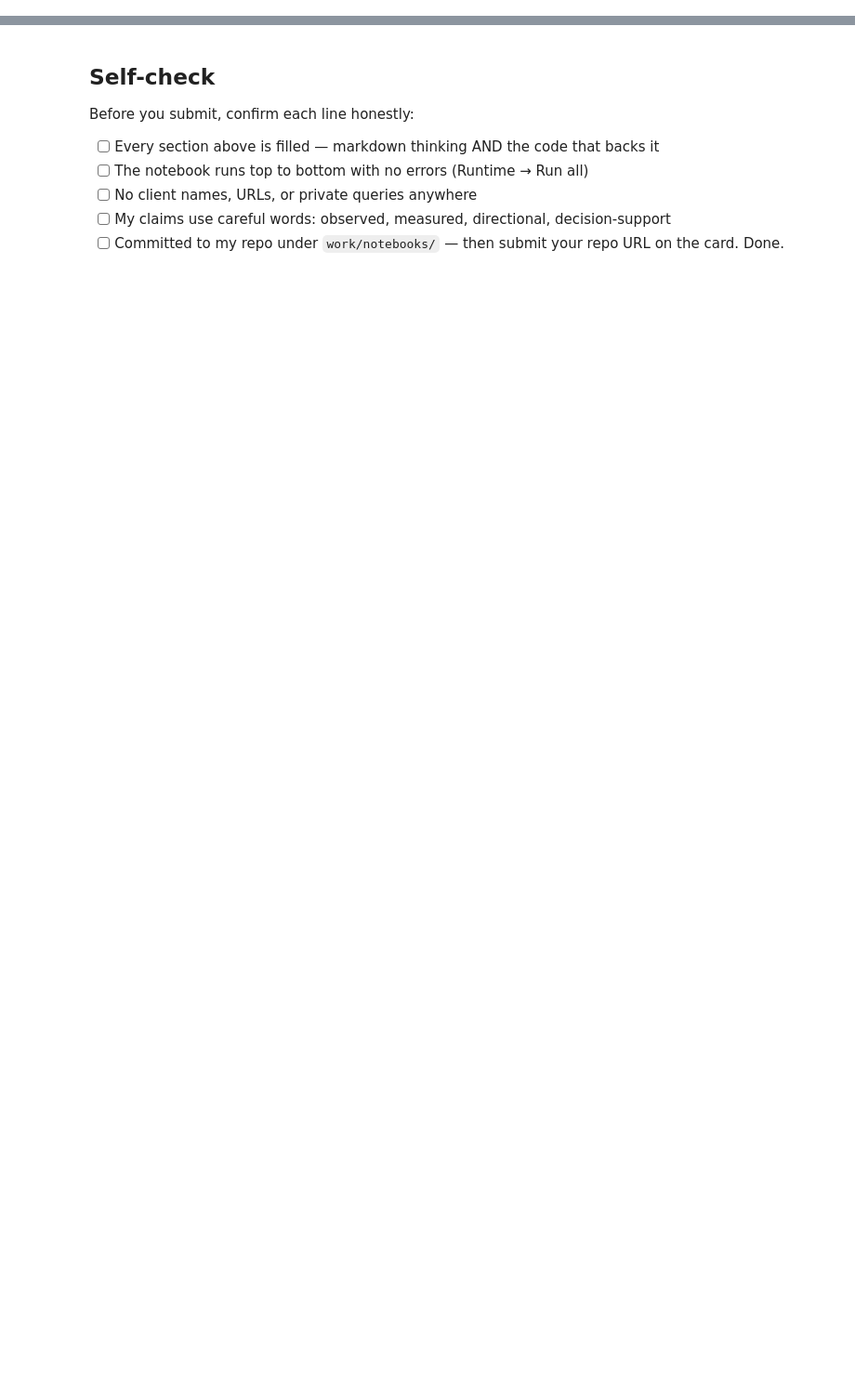
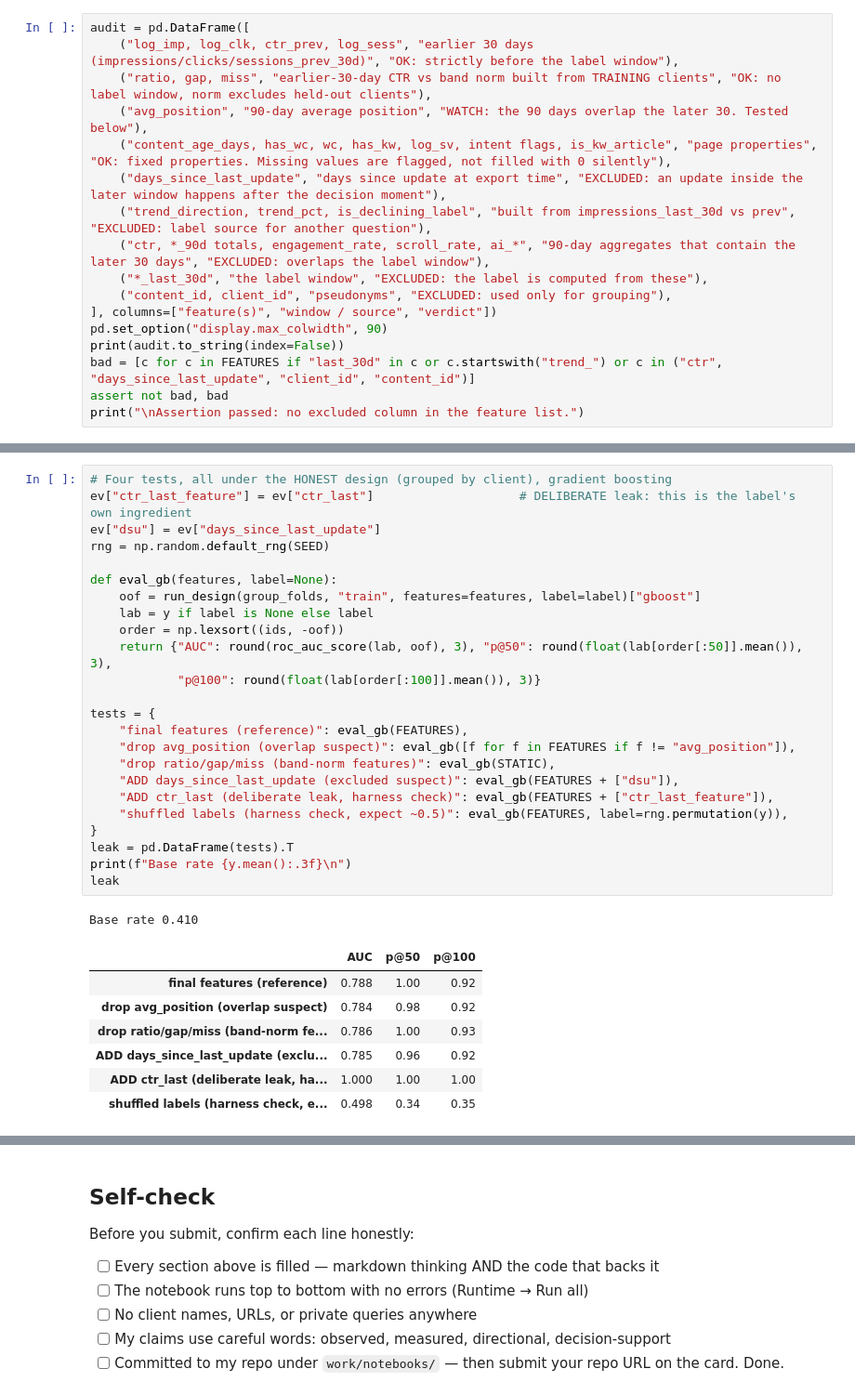
Before and after one commit to m-awaischohan/flyrank-internship-ml, a Jupyter notebook: work/notebooks/w06_validation_audit.ipynb, the cells around one changed output, grey strips where cells are left out. Shown at 93% size. Saved outputs shown, nothing was run; the diff lists cells and outputs as text; blank space fills up the shorter version.

```diff
--- a/work/notebooks/w06_validation_audit.ipynb
+++ b/work/notebooks/w06_validation_audit.ipynb
@@ -36,0 +240,17 @@ This skeleton is yours to fill. Work the sections **in order** — each one has
+# %%
+audit = pd.DataFrame([
+    ("log_imp, log_clk, ctr_prev, log_sess", "earlier 30 days (impressions/clicks/sessions_prev_30d)", "OK: strictly before the label window"),
+    ("ratio, gap, miss", "earlier-30-day CTR vs band norm built from TRAINING clients", "OK: no label window, norm excludes held-out clients"),
+    ("avg_position", "90-day average position", "WATCH: the 90 days overlap the later 30. Tested below"),
+    ("content_age_days, has_wc, wc, has_kw, log_sv, intent flags, is_kw_article", "page properties", "OK: fixed properties. Missing values are flagged, not filled with 0 silently"),
+    ("days_since_last_update", "days since update at export time", "EXCLUDED: an update inside the later window happens after the decision moment"),
+    ("trend_direction, trend_pct, is_declining_label", "built from impressions_last_30d vs prev", "EXCLUDED: label source for another question"),
+    ("ctr, *_90d totals, engagement_rate, scroll_rate, ai_*", "90-day aggregates that contain the later 30 days", "EXCLUDED: overlaps the label window"),
+    ("*_last_30d", "the label window", "EXCLUDED: the label is computed from these"),
+    ("content_id, client_id", "pseudonyms", "EXCLUDED: used only for grouping"),
+], columns=["feature(s)", "window / source", "verdict"])
+pd.set_option("display.max_colwidth", 90)
+print(audit.to_string(index=False))
+bad = [c for c in FEATURES if "last_30d" in c or c.startswith("trend_") or c in ("ctr", "days_since_last_update", "client_id", "content_id")]
+assert not bad, bad
+print("\nAssertion passed: no excluded column in the feature list.")
@@ -36,0 +270,33 @@ This skeleton is yours to fill. Work the sections **in order** — each one has
+# %%
+# Four tests, all under the HONEST design (grouped by client), gradient boosting
+ev["ctr_last_feature"] = ev["ctr_last"]                    # DELIBERATE leak: this is the label's own ingredient
+ev["dsu"] = ev["days_since_last_update"]
+rng = np.random.default_rng(SEED)
+
+def eval_gb(features, label=None):
+    oof = run_design(group_folds, "train", features=features, label=label)["gboost"]
+    lab = y if label is None else label
+    order = np.lexsort((ids, -oof))
+    return {"AUC": round(roc_auc_score(lab, oof), 3), "p@50": round(float(lab[order[:50]].mean()), 3),
+            "p@100": round(float(lab[order[:100]].mean()), 3)}
+
+tests = {
+    "final features (reference)": eval_gb(FEATURES),
+    "drop avg_position (overlap suspect)": eval_gb([f for f in FEATURES if f != "avg_position"]),
+    "drop ratio/gap/miss (band-norm features)": eval_gb(STATIC),
+    "ADD days_since_last_update (excluded suspect)": eval_gb(FEATURES + ["dsu"]),
+    "ADD ctr_last (deliberate leak, harness check)": eval_gb(FEATURES + ["ctr_last_feature"]),
+    "shuffled labels (harness check, expect ~0.5)": eval_gb(FEATURES, label=rng.permutation(y)),
+}
+leak = pd.DataFrame(tests).T
+print(f"Base rate {y.mean():.3f}\n")
+leak
+# %% [output]
+Base rate 0.410
+|  | AUC | p@50 | p@100 |
+| final features (reference) | 0.788 | 1.00 | 0.92 |
+| drop avg_position (overlap suspect) | 0.784 | 0.98 | 0.92 |
+| drop ratio/gap/miss (band-norm fe... | 0.786 | 1.00 | 0.93 |
+| ADD days_since_last_update (exclu... | 0.785 | 0.96 | 0.92 |
+| ADD ctr_last (deliberate leak, ha... | 1.000 | 1.00 | 1.00 |
+| shuffled labels (harness check, e... | 0.498 | 0.34 | 0.35 |
```
Also changed, not shown: parts of 24 cells of this notebook.
